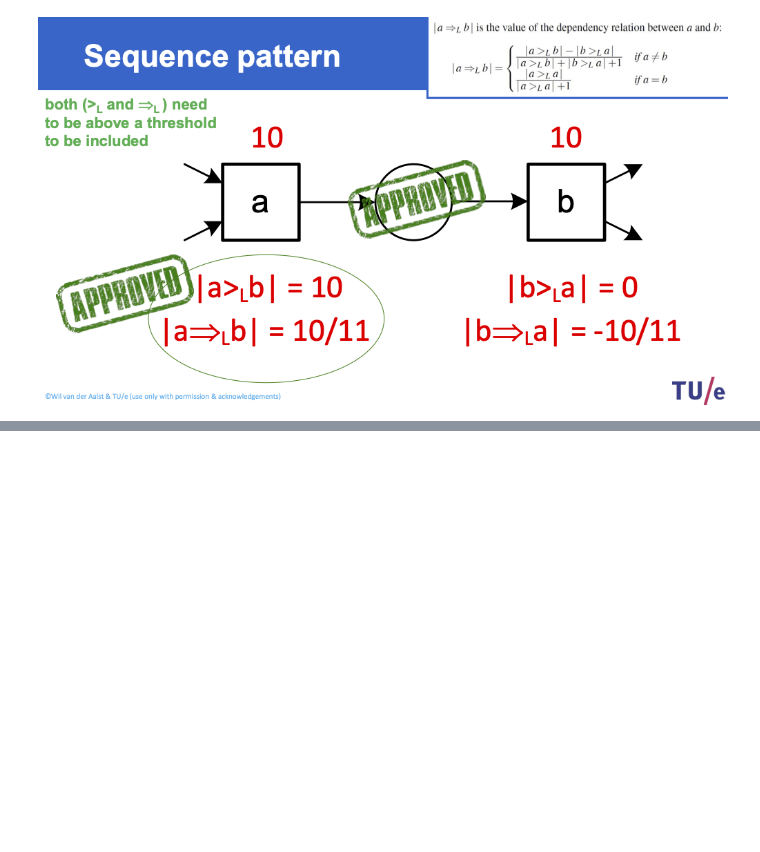
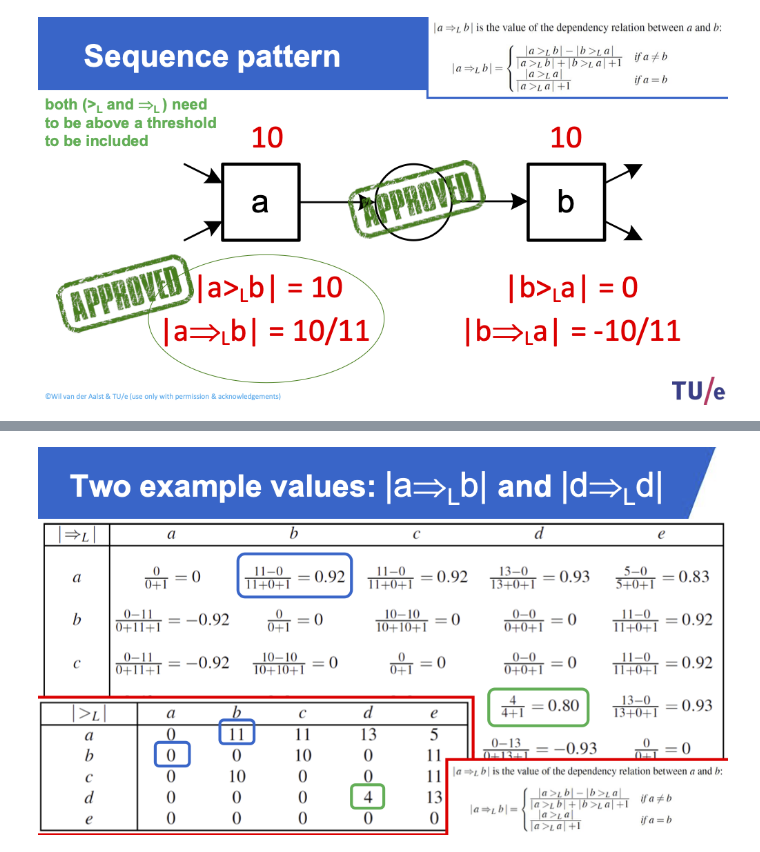
Before and after one commit to EMbeDS-education/ComputingDataAnalysisModeling20242025, a Jupyter notebook: PDAI/jupyter/jupyterNotebooks/M2PM_05DependencyGraphs_HeuristicMiner.ipynb, the cells around one changed output, grey strips where cells are left out. Cells and saved outputs as stored; diff of their text form; code cells hidden in the pictures; blank space fills up the shorter version.

```diff
--- a/PDAI/jupyter/jupyterNotebooks/M2PM_05DependencyGraphs_HeuristicMiner.ipynb
+++ b/PDAI/jupyter/jupyterNotebooks/M2PM_05DependencyGraphs_HeuristicMiner.ipynb
@@ -265,0 +272,4 @@ display(Image(pm_slides+'depMeasureEx3.png',width=700))
+# %%
+display(Image(pm_slides+'depMeasureEx3b.png',width=700))
+# %% [output]
+[figure, added]
```
Also changed, not shown: parts of 13 cells of this notebook, 3 other files.
